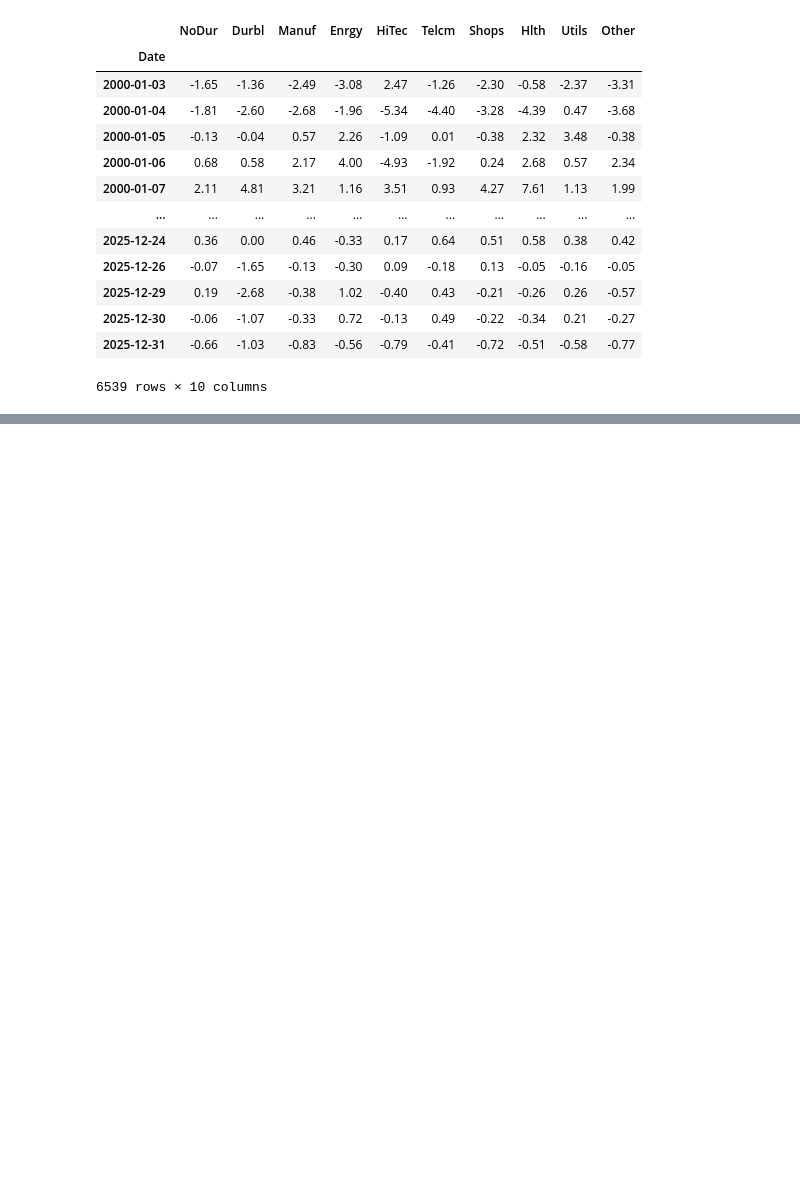
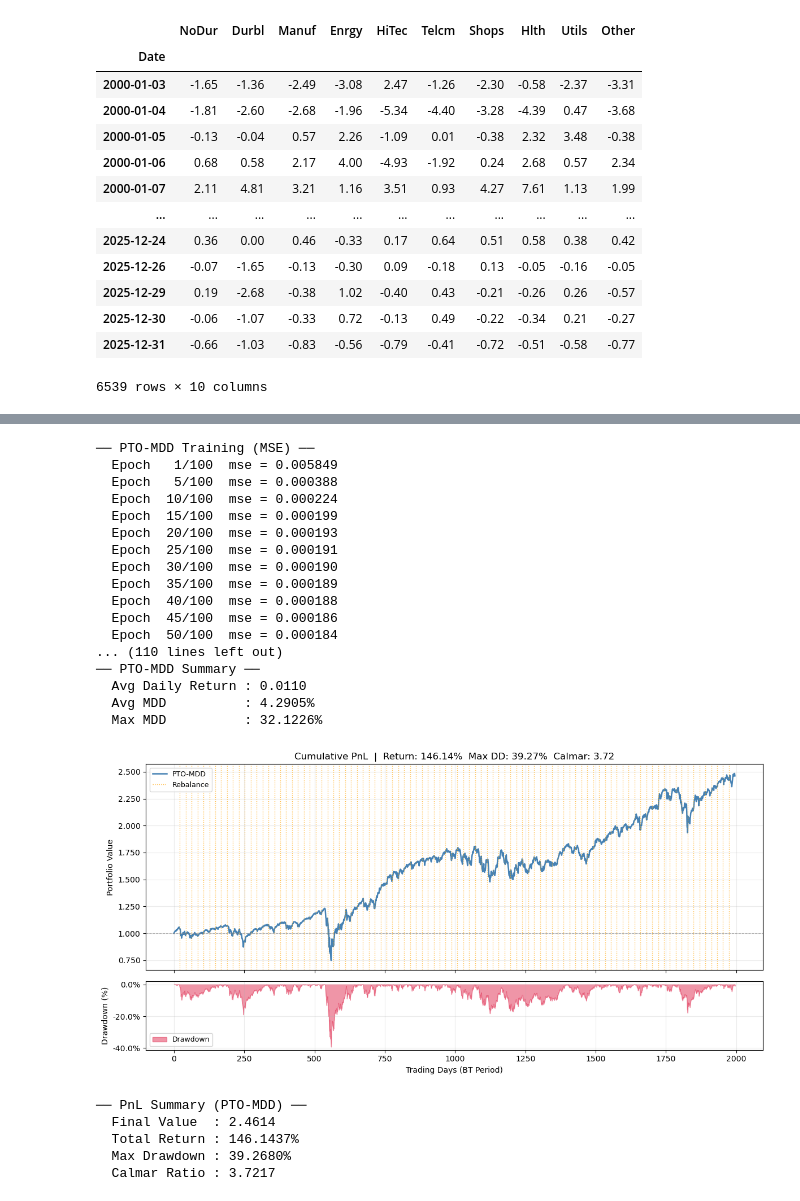
Before and after one commit to taekyounglee1224/cvxpy-portfolio-lab, a Jupyter notebook: DFL-MDD/10_inds.ipynb, the cells around one changed output, grey strips where cells are left out. Cells and saved outputs as stored; diff of their text form; code cells hidden in the pictures; blank space fills up the shorter version.

```diff
--- a/DFL-MDD/10_inds.ipynb
+++ b/DFL-MDD/10_inds.ipynb
@@ -300 +310,51 @@ plot_pnl(bt_dfl_mdd, horizon=HORIZON, label = "DFL-MDD")
+# %%
+import importlib
+import pto_mdd
+importlib.reload(pto_mdd)
+from pto_mdd  import train_pto_mdd,  backtest_pto_mdd
+
+model_pto_mdd = PredictionModel(INPUT_DIM, HIDDEN_DIM, N, M)
+
+train_pto_mdd(model_pto_mdd, is_samples, EPOCHS, BATCH_SIZE, LR)
+
+
+bt_pto_mdd = backtest_pto_mdd(
+    pred_model   = model_pto_mdd,
+    rebal_samples= rebal_samples,
+    N            = HORIZON,
+    d            = d,
+    C            = C,
+    n1           = n1,
+    x_min        = x_min,
+    x_max        = x_max,
+    gamma        = 0.1,
+    stock_names  = stock_names,
+)
+
+
+plot_pnl(bt_pto_mdd, horizon=HORIZON, label = 'PTO-MDD')
+# %% [output]
+── PTO-MDD Training (MSE) ──
+  Epoch   1/100  mse = 0.005849
+  Epoch   5/100  mse = 0.000388
+  Epoch  10/100  mse = 0.000224
+  Epoch  15/100  mse = 0.000199
+  Epoch  20/100  mse = 0.000193
+  Epoch  25/100  mse = 0.000191
+  Epoch  30/100  mse = 0.000190
+  Epoch  35/100  mse = 0.000189
+  Epoch  40/100  mse = 0.000188
+  Epoch  45/100  mse = 0.000186
+  Epoch  50/100  mse = 0.000184
+... (110 lines left out)
+── PTO-MDD Summary ──
+  Avg Daily Return : 0.0110
+  Avg MDD          : 4.2905%
+  Max MDD          : 32.1226%
+[figure, added]
+── PnL Summary (PTO-MDD) ──
+  Final Value  : 2.4614
+  Total Return : 146.1437%
+  Max Drawdown : 39.2680%
+  Calmar Ratio : 3.7217
 # %%
```
Also changed, not shown: parts of 4 cells of this notebook, 3 other files.
